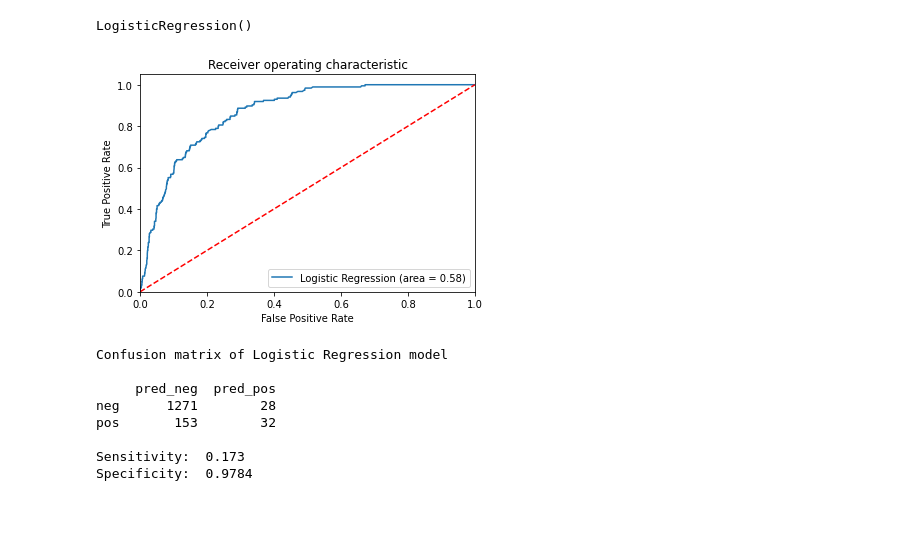
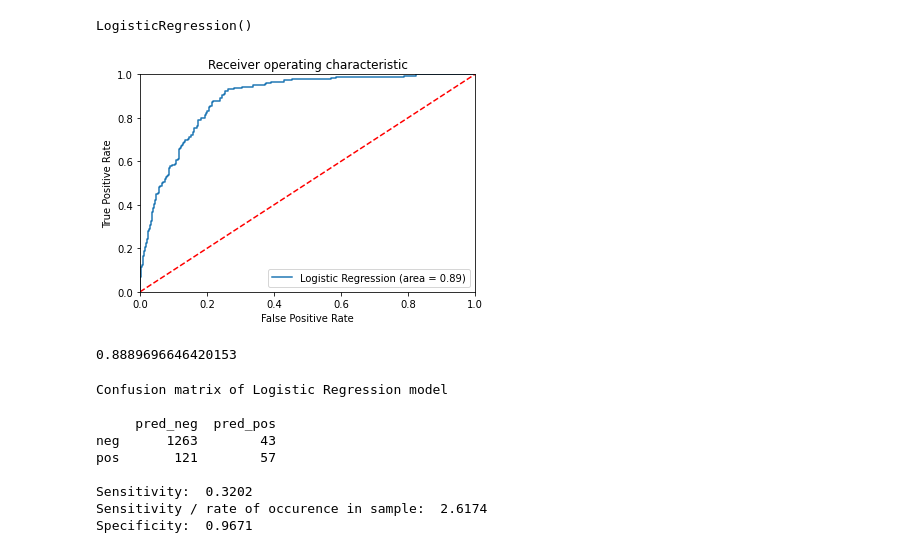
Before and after one commit to iklasky/Springboard, a Jupyter notebook: SecondCapstone/Diabetes_prediction_adults.ipynb, the cells around one changed output. Drawn from its saved outputs; the diff is of its cells as text; code cells hidden in the pictures; blank space fills up the shorter version.

Commit message:
modeling

```diff
--- a/SecondCapstone/Diabetes_prediction_adults.ipynb
+++ b/SecondCapstone/Diabetes_prediction_adults.ipynb
@@ -136,0 +166,14 @@ Name: DIQ010, dtype: float64
+# %%
+from sklearn.feature_selection import RFE
+from sklearn.linear_model import LogisticRegression
+from sklearn.ensemble import RandomForestClassifier
+
+X_fs = df.drop('DIQ010',axis=1)
+y_fs = df['DIQ010']
+
+model = LogisticRegression()
+rfe = RFE(model, 63)
+fit = rfe.fit(X_fs, y_fs)
+print("Num Features: %s" % (fit.n_features_))
+print("Selected Features: %s" % (fit.support_))
+print("Feature Ranking: %s" % (fit.ranking_))
@@ -136,0 +222,10 @@ Name: DIQ010, dtype: float64
+# %%
+#print(type(list(fit.support_)))
+#print(type(list(X_fs.columns)))
+fs_results = zip(list(fit.support_),list(X_fs.columns))
+
+selected_feats = []
+for TF, col_name in fs_results:
+    if TF == True:
+        selected_feats.append(col_name)
+print(selected_feats)
@@ -137,15 +234,22 @@ Name: DIQ010, dtype: float64
 # %%
 from sklearn import preprocessing
 
-df['DIQ010'] = df['DIQ010'].replace({2:0})
+#df['DIQ010'] = df['DIQ010'].replace({2:0})
 
-X = df.drop('DIQ010',axis=1)
+#X = df.drop('DIQ010',axis=1)
+X = df[selected_feats]
 y = df['DIQ010']
 
 #Dummy variables
 dummy_list = []
-for col in df.drop('DIQ010', 1).columns:
-    if df[col].max() <= 99 and df[col].max() != 80:
+# for col in df.drop('DIQ010', 1).columns:
+#     print(df[col].max())
+#     if df[col].max() <= 99 and df[col].max() != 80:
+#         dummy_list.append(col)
+# X = pd.get_dummies(X, prefix=dummy_list, columns=dummy_list)
+
+for col in X.columns:
+    if X[col].max() <= 99 and X[col].max() != 80:
         dummy_list.append(col)
 X = pd.get_dummies(X, prefix=dummy_list, columns=dummy_list)
 
@@ -187,36 +293,43 @@ roc_auc = metrics.auc(fpr, tpr)
 # %%
 from sklearn.metrics import roc_auc_score
 from sklearn.metrics import roc_curve
-logit_roc_auc = roc_auc_score(y_test, logreg.predict(X_test))
+from sklearn.metrics import auc
+logit_roc_auc = roc_auc_score(y_test, logreg.predict_proba(X_test)[:,1])
 fpr, tpr, thresholds = roc_curve(y_test, logreg.predict_proba(X_test)[:,1])
 plt.figure()
 plt.plot(fpr, tpr, label='Logistic Regression (area = %0.2f)' % logit_roc_auc)
 plt.plot([0, 1], [0, 1],'r--')
 plt.xlim([0.0, 1.0])
-plt.ylim([0.0, 1.05])
+plt.ylim([0.0, 1.0])
 plt.xlabel('False Positive Rate')
 plt.ylabel('True Positive Rate')
 plt.title('Receiver operating characteristic')
 plt.legend(loc="lower right")
 plt.show()
 # %% [output]
-[figure, old version]
+[figure, new version]
+# %%
+roc_auc_score(y_test, logreg.predict_proba(X_test)[:,1])
+# %% [output]
+0.8889696646420153
 # %%
 from sklearn.metrics import classification_report, confusion_matrix
 conf_mat_lr = pd.DataFrame(confusion_matrix(y_test, y_pred_lr),columns=['pred_neg', 'pred_pos'], index=['neg', 'pos'])
 print('\nConfusion matrix of Logistic Regression model\n')
 print(conf_mat_lr)
 print('\nSensitivity: ', round(conf_mat_lr.pred_pos[1]/(conf_mat_lr.pred_neg[1]+conf_mat_lr.pred_pos[1]),4))
+print('Sensitivity / rate of occurence in sample: ', round(conf_mat_lr.pred_pos[1]/(conf_mat_lr.pred_neg[1]+conf_mat_lr.pred_pos[1])/ROO,4))
 print('Specificity: ', round(conf_mat_lr.pred_neg[0]/(conf_mat_lr.pred_neg[0]+conf_mat_lr.pred_pos[0]),4))
 # %% [output]
 Confusion matrix of Logistic Regression model
 
      pred_neg  pred_pos
-neg      1271        28
-pos       153        32
+neg      1263        43
+pos       121        57
 
-Sensitivity:  0.173
-Specificity:  0.9784
+Sensitivity:  0.3202
+Sensitivity / rate of occurence in sample:  2.6174
+Specificity:  0.9671
 # %%
 from sklearn.metrics import roc_auc_score, precision_recall_curve, auc, make_scorer, recall_score, accuracy_score, precision_score, confusion_matrix
 from sklearn.model_selection import GridSearchCV, StratifiedKFold
```
Also changed, not shown: parts of 19 cells of this notebook.
